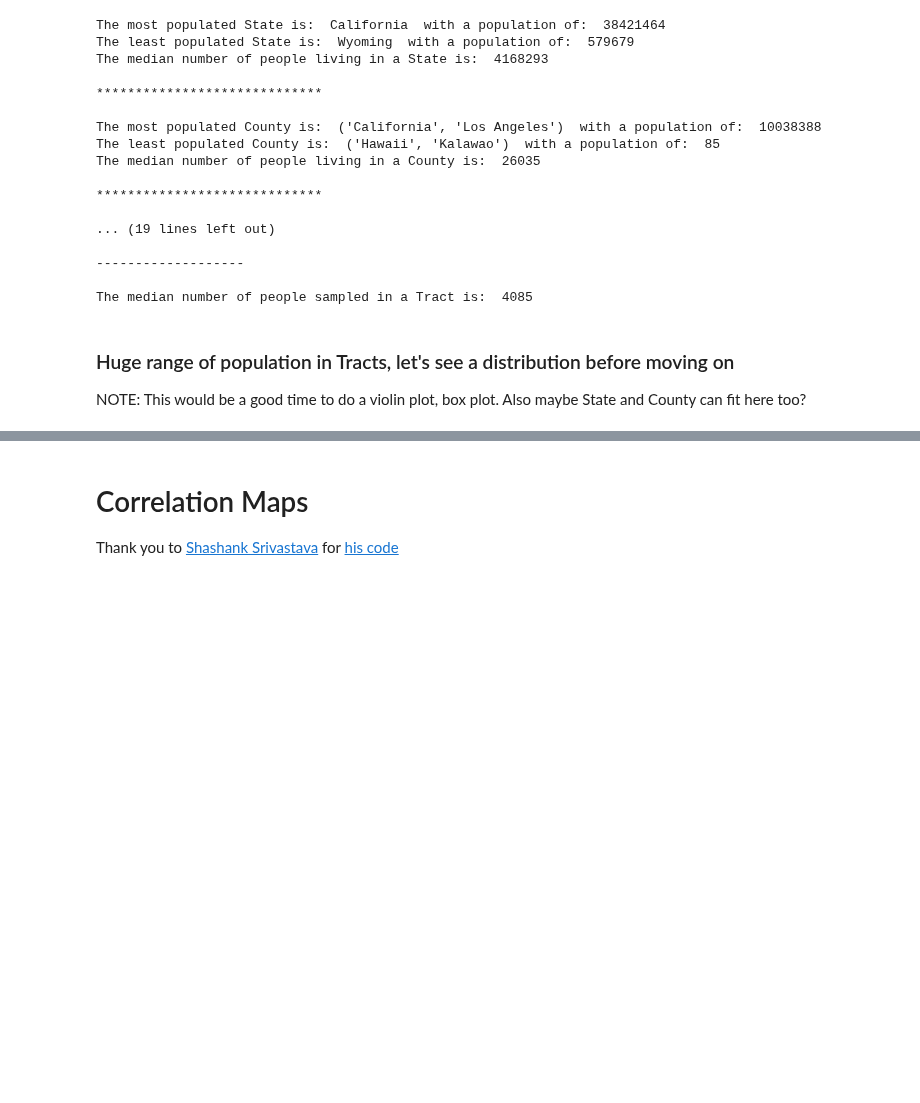
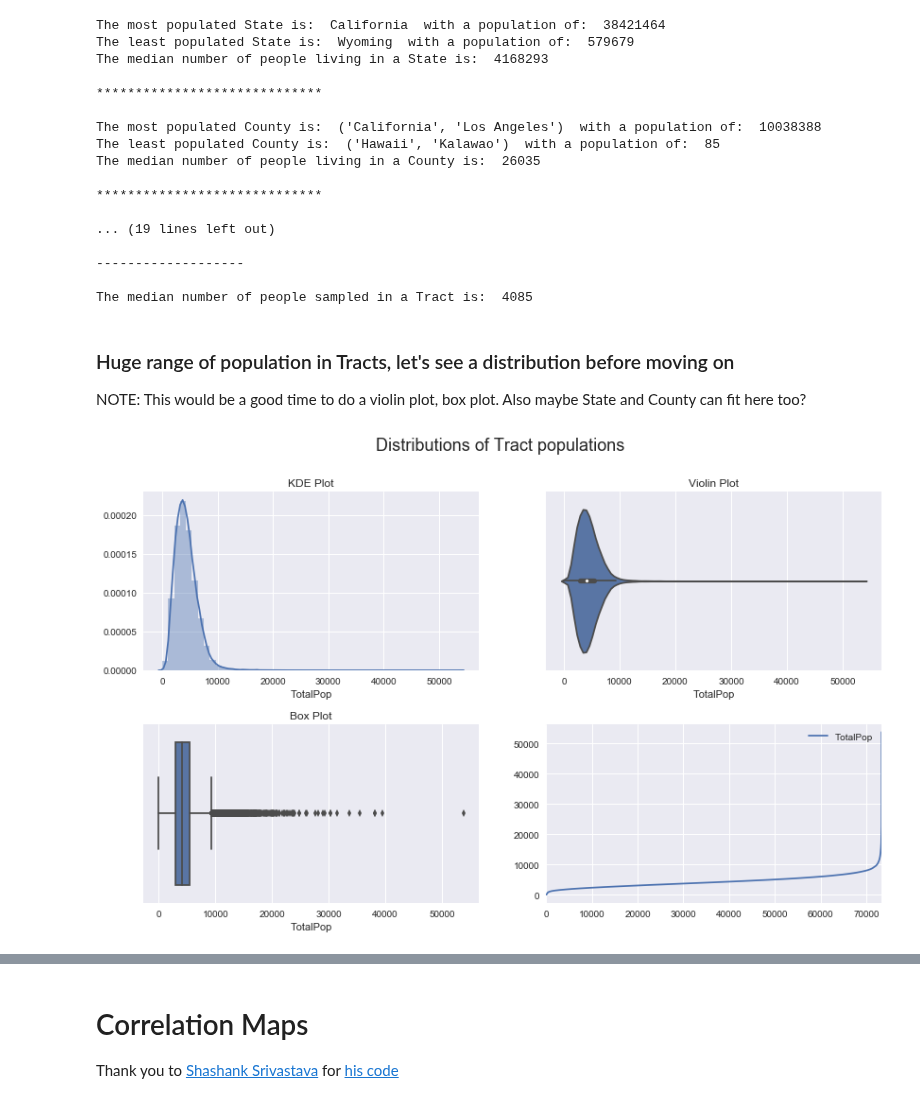
Before and after one commit to pstetz/Kaggle, a Jupyter notebook: in_progress/census/general_focus.ipynb, the cells around one changed output, grey strips where cells are left out. Cells and saved outputs as stored; diff of their text form; code cells hidden in the pictures; blank space fills up the shorter version.

Commit message:
added distributions of state county tract

```diff
--- a/in_progress/census/general_focus.ipynb
+++ b/in_progress/census/general_focus.ipynb
@@ -255,3 +255,14 @@ The median number of people sampled in a Tract is:  4085
 ### Huge range of population in Tracts, let's see a distribution before moving on
 
 NOTE: This would be a good time to do a violin plot, box plot.  Also maybe State and County can fit here too?
+# %%
+fig, axarr = plt.subplots(2, 2, figsize=(14, 8))
+fig.subplots_adjust(hspace=0.3)
+fig.suptitle("Distributions of Tract populations", fontsize=18)
+
+sns.distplot(tract.TotalPop, ax=axarr[0][0]).set(title="KDE Plot")
+sns.violinplot(tract.TotalPop, ax=axarr[0][1]).set(title="Violin Plot")
+sns.boxplot(tract.TotalPop, ax=axarr[1][0]).set(title="Box Plot")
+_ = tract.TotalPop.sort_values().reset_index().drop("index", axis=1).plot(kind="line", ax=axarr[1][1])
+# %% [output]
+[figure, added]
```
Also changed, not shown: parts of 4 cells of this notebook, 2 other files.
